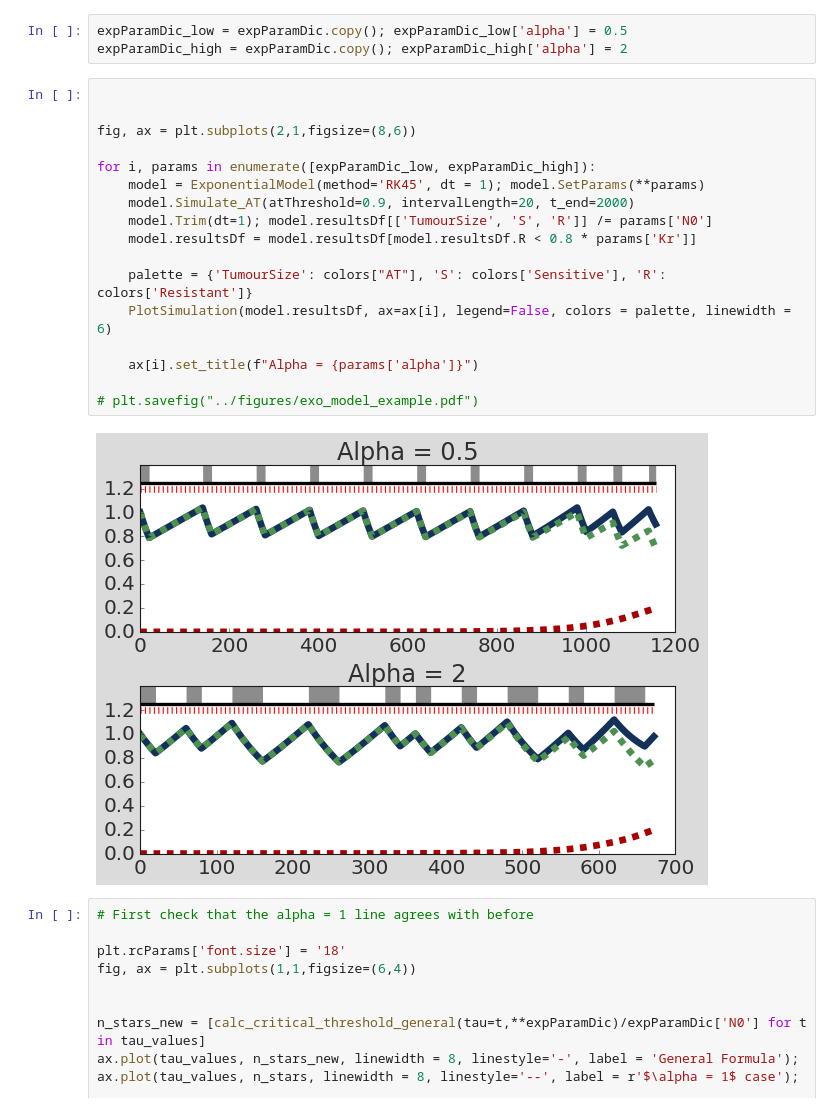
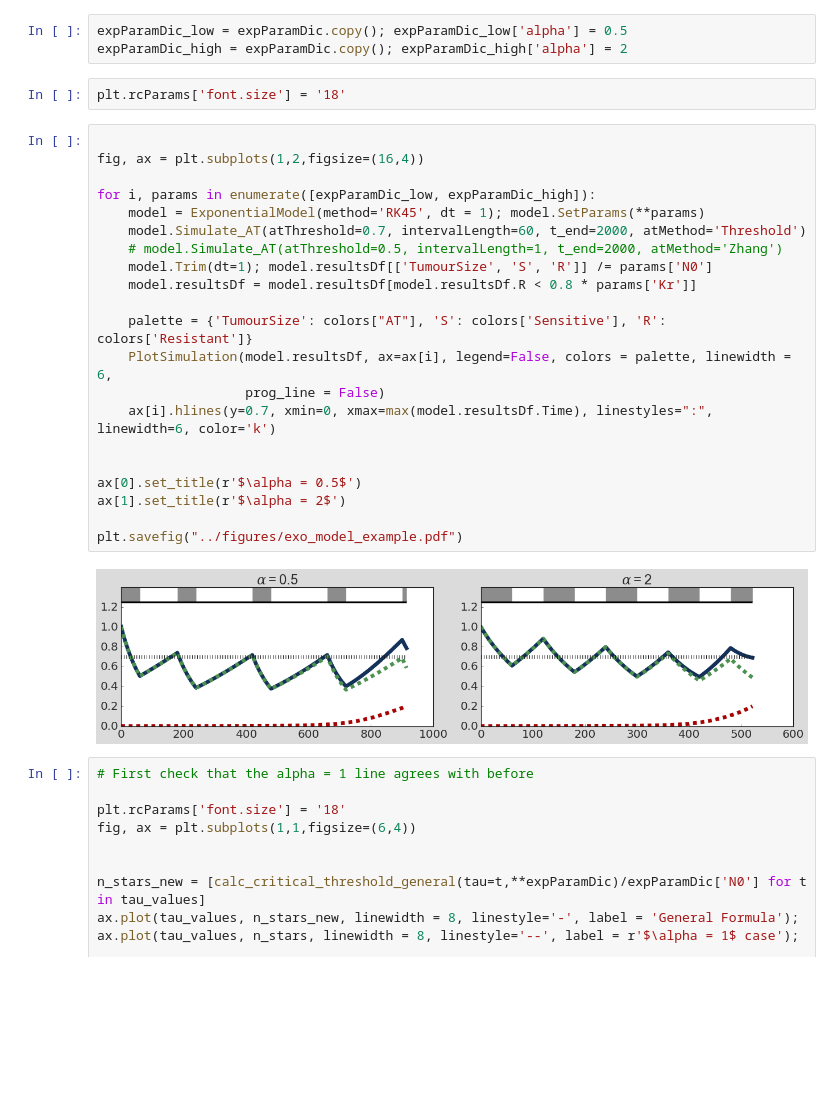
Before and after one commit to KCGallagher/AT_Model_Comparison, a Jupyter notebook: exponential_model/critical_threshold.ipynb, the cells around one changed output. Saved outputs shown, nothing was run; the diff lists cells and outputs as text; blank space fills up the shorter version.

Commit message:
Exponential model example

```diff
--- a/exponential_model/critical_threshold.ipynb
+++ b/exponential_model/critical_threshold.ipynb
@@ -209,25 +209,31 @@ def calc_critical_threshold_general(tau, Ks, N0, rS, alpha, **_args):
 # %%
 expParamDic_low = expParamDic.copy(); expParamDic_low['alpha'] = 0.5
 expParamDic_high = expParamDic.copy(); expParamDic_high['alpha'] = 2
+# %%
+plt.rcParams['font.size'] = '18'
 # %%
 
-
-fig, ax = plt.subplots(2,1,figsize=(8,6))
+fig, ax = plt.subplots(1,2,figsize=(16,4))
 
 for i, params in enumerate([expParamDic_low, expParamDic_high]):
     model = ExponentialModel(method='RK45', dt = 1); model.SetParams(**params)
-    model.Simulate_AT(atThreshold=0.9, intervalLength=20, t_end=2000)
+    model.Simulate_AT(atThreshold=0.7, intervalLength=60, t_end=2000, atMethod='Threshold')
+    # model.Simulate_AT(atThreshold=0.5, intervalLength=1, t_end=2000, atMethod='Zhang')
     model.Trim(dt=1); model.resultsDf[['TumourSize', 'S', 'R']] /= params['N0']
     model.resultsDf = model.resultsDf[model.resultsDf.R < 0.8 * params['Kr']]
 
     palette = {'TumourSize': colors["AT"], 'S': colors['Sensitive'], 'R': colors['Resistant']}
-    PlotSimulation(model.resultsDf, ax=ax[i], legend=False, colors = palette, linewidth = 6)
+    PlotSimulation(model.resultsDf, ax=ax[i], legend=False, colors = palette, linewidth = 6,
+                   prog_line = False)
+    ax[i].hlines(y=0.7, xmin=0, xmax=max(model.resultsDf.Time), linestyles=":", linewidth=6, color='k')
 
-    ax[i].set_title(f"Alpha = {params['alpha']}")
 
-# plt.savefig("../figures/exo_model_example.pdf")
+ax[0].set_title(r'$\alpha = 0.5$')
+ax[1].set_title(r'$\alpha = 2$')
+
+plt.savefig("../figures/exo_model_example.pdf")
 # %% [output]
-[figure, old version]
+[figure, new version]
 # %%
 # First check that the alpha = 1 line agrees with before
 
```
Also changed, not shown: 1 other file.
